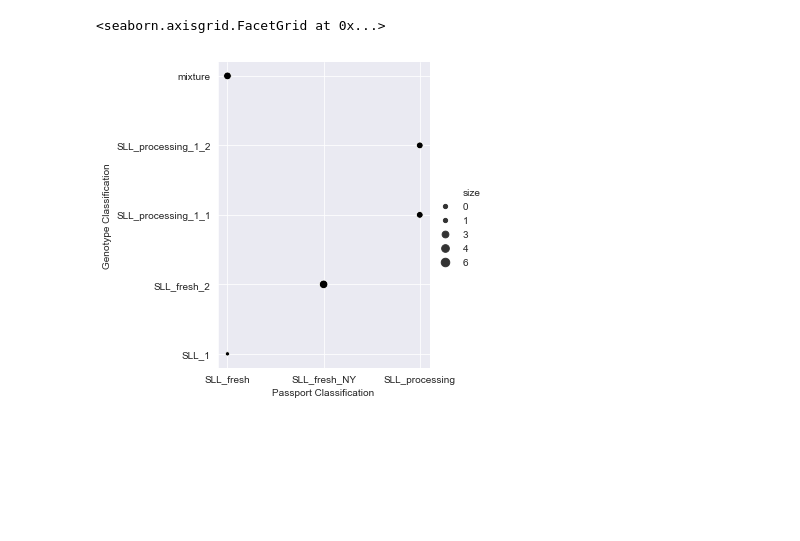
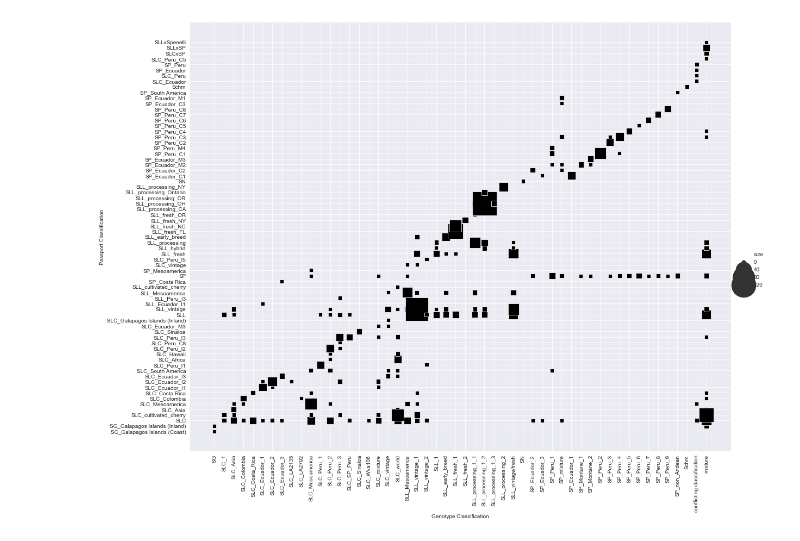
Before and after one commit to LTibbs/BCB546X_MadMaize_final, a Jupyter notebook: code/Classification_Comparison/Figure_4.ipynb, the cells around one changed output. Saved outputs shown, nothing was run; the diff lists cells and outputs as text; code cells hidden in the pictures; blank space fills up the shorter version.

```diff
--- a/code/Classification_Comparison/Figure_4.ipynb
+++ b/code/Classification_Comparison/Figure_4.ipynb
@@ -6,5 +20,5 @@ import seaborn as sns
 # %%
-Data_df = pd.read_csv("Test_Data.csv")
+Data_df = pd.read_table("12864_2015_1444_MOESM1_ESM.txt")
 Data_df
 # %% [output]
 |  | Sample | Accession | Original Bank | Genotyping Institution | species | group1 | group2 | Passport Species | ... |
@@ -28,2 +44,3 @@ Data_df
 # %%
-Filtered_df = Data_df[['group2', 'Passport Classification']].copy()
+Filtered_df = Data_df[['species','group2', 'Passport Species', 'Passport Classification']].copy()
+Filtered_df
@@ -50,4 +68,4 @@ Filtered_df
 # %%
-Ordered_df = Filtered_df.groupby(Filtered_df.columns.tolist()).size().reset_index().rename(columns={0:'size'})
+Ordered_df = Filtered_df.groupby(Filtered_df.columns.tolist()).size().reset_index().rename(columns={0:'size'}).sort_values(['species', 'Passport Species','group2', 'Passport Classification'], ascending=True)
 Ordered_df
 # %% [output]
@@ -59,0 +92,3 @@ Ordered_df
+# %%
+Reduced_df = Ordered_df.loc[Ordered_df['size'] > 1]
+Reduced_df
@@ -60,11 +116,17 @@ Ordered_df
 # %%
 sns.set_style("darkgrid")
-Fig_4 = sns.relplot("Passport Classification",
-            "group2",
-            data = Ordered_df,
-            color = "black",
-            size = "size")
-Fig_4.set_axis_labels('Passport Classification', 'Genotype Classification')
+Fig_4 = sns.relplot("group2",
+                    "Passport Classification",
+                    data = Reduced_df,
+                    color = "black",
+                    marker = "s",
+                    size = "size",
+                    sizes= (50, 2000),
+                    height = 11.7,
+                    aspect=11.7/8.27
+                    )
+Fig_4.set_axis_labels('Genotype Classification', 'Passport Classification')
+Fig_4.set_xticklabels(rotation=90)
+Fig_4.savefig("Fig_4.pdf")
 # %% [output]
-<seaborn.axisgrid.FacetGrid at 0x...>
-[figure, old version]
+[figure, new version]
```
Also changed, not shown: parts of 15 cells of this notebook.
